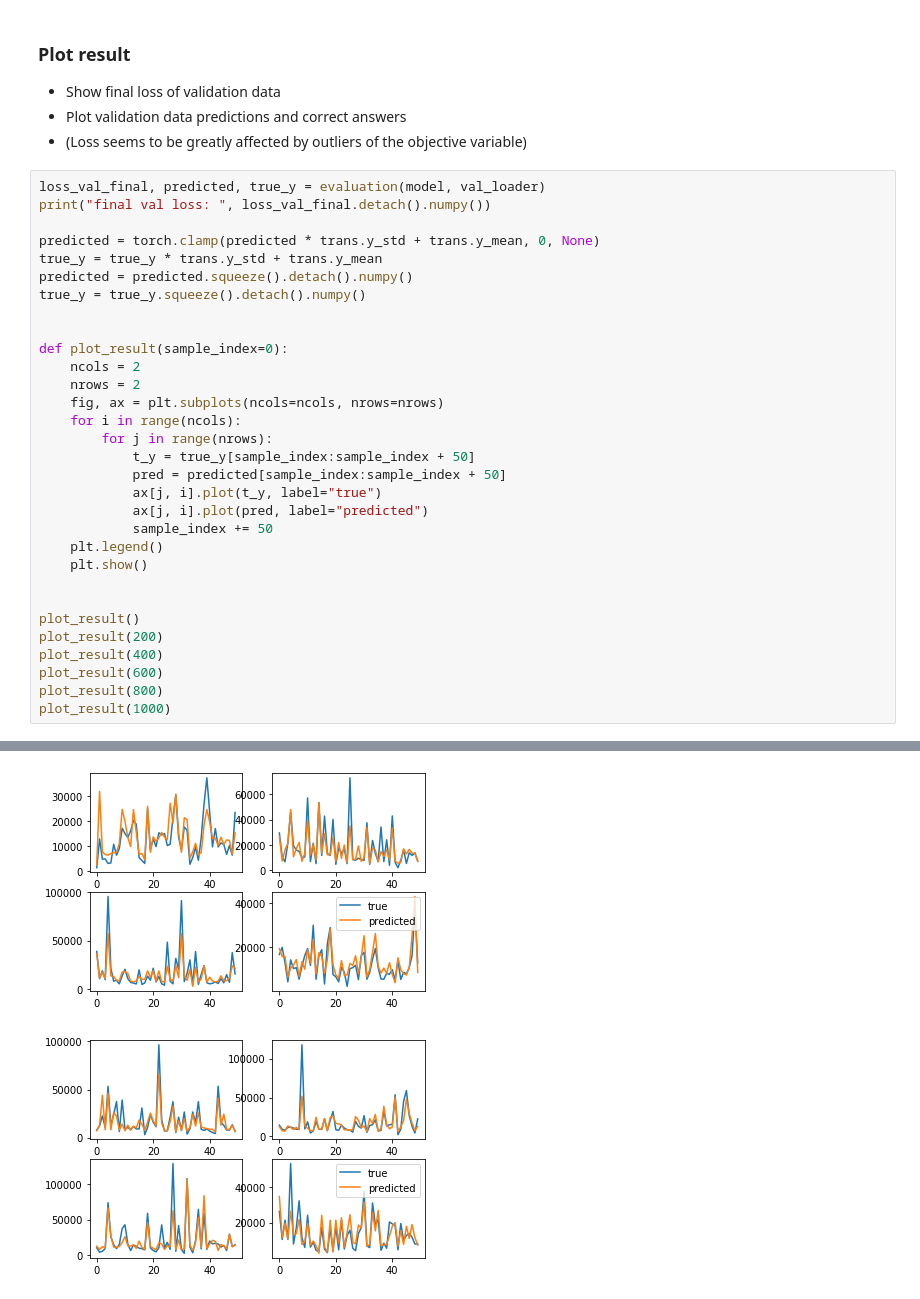
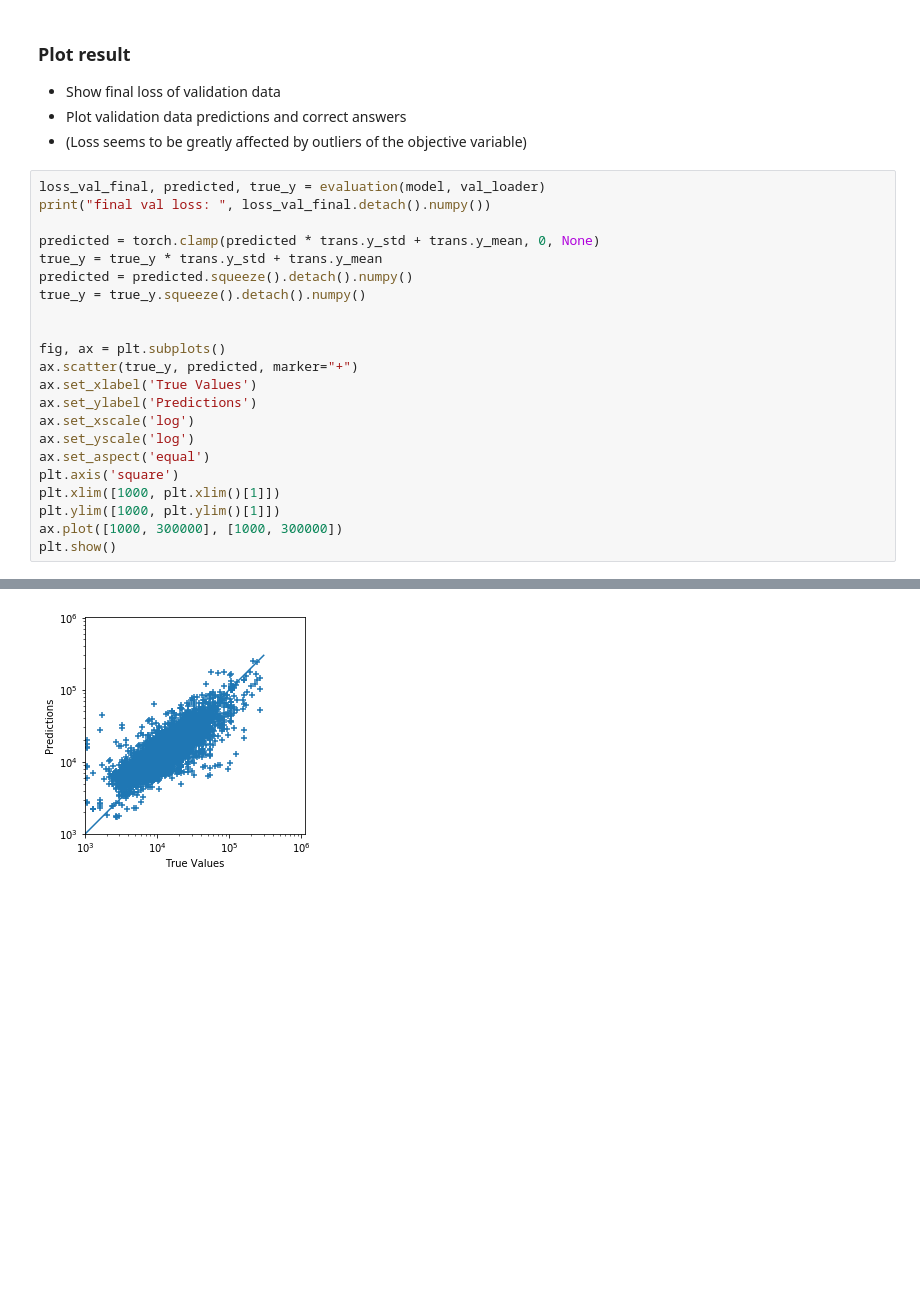
Before and after one commit to KristopherGeorge/Pytorch-Entity-Embedding-DNN-Regressor, a Jupyter notebook: demo.ipynb, the cells around one changed output, grey strips where cells are left out. Cells and saved outputs as stored; diff of their text form; blank space fills up the shorter version.

```diff
--- a/demo.ipynb
+++ b/demo.ipynb
@@ -253,25 +253,16 @@ predicted = predicted.squeeze().detach().numpy()
 true_y = true_y.squeeze().detach().numpy()
 
 
-def plot_result(sample_index=0):
-    ncols = 2
-    nrows = 2
-    fig, ax = plt.subplots(ncols=ncols, nrows=nrows)
-    for i in range(ncols):
-        for j in range(nrows):
-            t_y = true_y[sample_index:sample_index + 50]
-            pred = predicted[sample_index:sample_index + 50]
-            ax[j, i].plot(t_y, label="true")
-            ax[j, i].plot(pred, label="predicted")
-            sample_index += 50
-    plt.legend()
-    plt.show()
-
-
-plot_result()
-plot_result(200)
-plot_result(400)
-plot_result(600)
-plot_result(800)
-plot_result(1000)
+fig, ax = plt.subplots()
+ax.scatter(true_y, predicted, marker="+")
+ax.set_xlabel('True Values')
+ax.set_ylabel('Predictions')
+ax.set_xscale('log')
+ax.set_yscale('log')
+ax.set_aspect('equal')
+plt.axis('square')
+plt.xlim([1000, plt.xlim()[1]])
+plt.ylim([1000, plt.ylim()[1]])
+ax.plot([1000, 300000], [1000, 300000])
+plt.show()
 # %% [output]
@@ -279,2 +270 @@ final val loss:  0.33641595
-[figure, old version]
+[figure, new version]
-[figure, removed]
```
Also changed, not shown: parts of 3 cells of this notebook, 1 other file.
